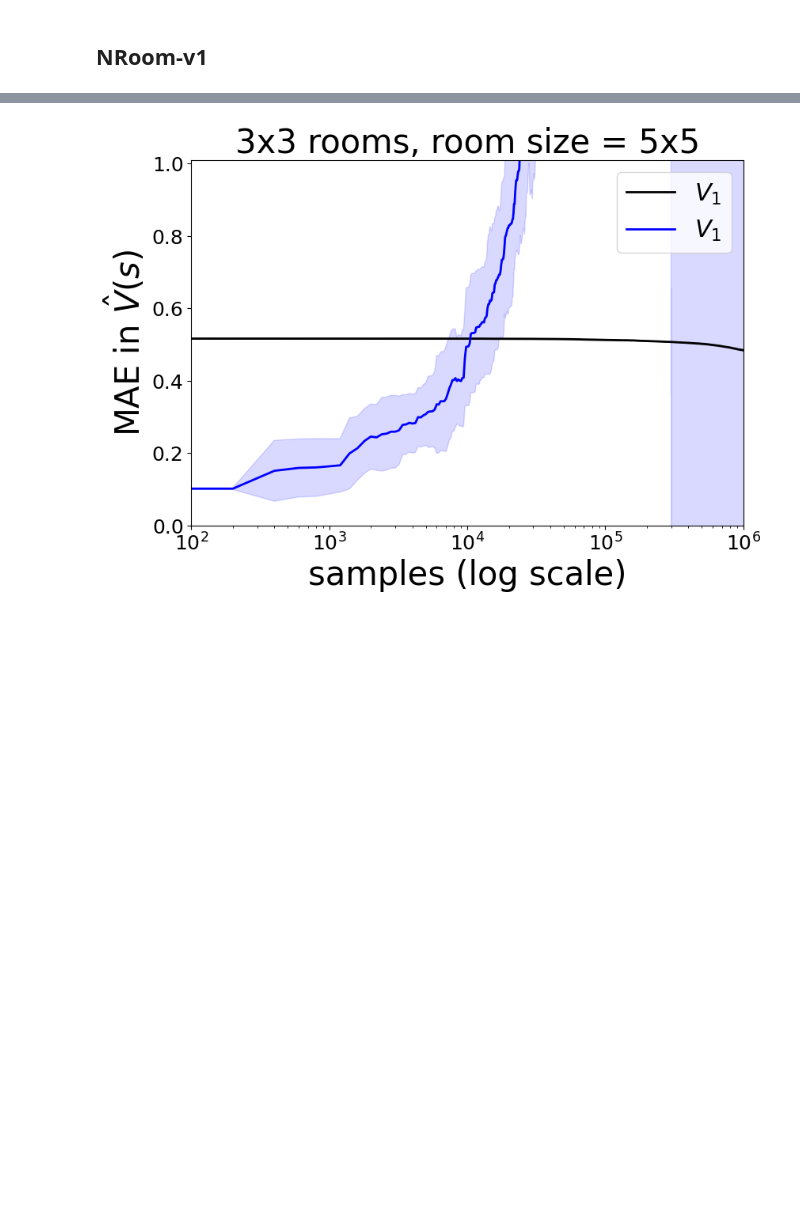
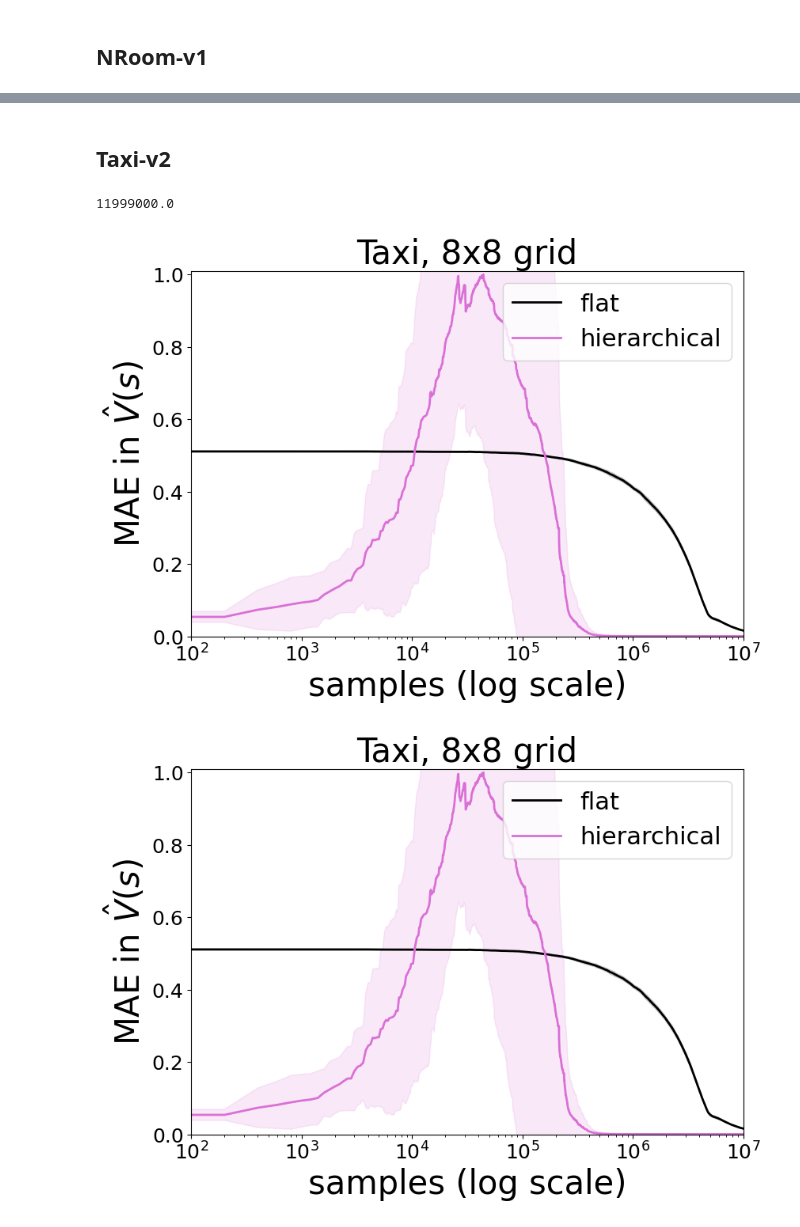
Before and after one commit to guillermoim/halmdps, a Jupyter notebook: notebooks/visualization.ipynb, the cells around one changed output, grey strips where cells are left out. Saved outputs shown, nothing was run; the diff lists cells and outputs as text; code cells hidden in the pictures; blank space fills up the shorter version.

```diff
--- a/notebooks/visualization.ipynb
+++ b/notebooks/visualization.ipynb
@@ -211,47 +215,58 @@ plt.show()
+# %% [markdown]
+## Taxi-v2
 # %%
 MAX_N_SAMPLES = int(1e6)
 X_LIM = 25
 
 # FLAT
-df_flat = pd.read_csv(os.path.join(results_dir, "Taxi-v2-log-flat-train:MAE_z.csv"))
-flat_mean = df_flat.iloc[:, 1:].mean(axis=1)
-flat_std = df_flat.iloc[:, 1:].std(axis=1)
-steps = df_flat.step
+df_flat = pd.read_csv(os.path.join(results_dir, "Taxi-v3-log-flat-train:MAE_z.csv"))
+flat_mean = df_flat.iloc[:, 1:].to_numpy().mean(axis=1)
+flat_std = df_flat.iloc[:, 1:].to_numpy().std(axis=1)
+steps = df_flat.step.to_numpy()
+
+print(steps[-1])
 
 # FLAT
-df_h = pd.read_csv(os.path.join(results_dir, "Taxi-v2-log-hierarchical-train:MAE_exit_states.csv"))
-h_mean = df_h.iloc[:, 1:].mean(axis=1)
-h_std = df_h.iloc[:, 1:].std(axis=1)
-stepsh = df_h.step
+df_h = pd.read_csv(os.path.join(results_dir, "Taxi-v3-log-hierarchical-train:MAE_exit_states.csv"))
+N = df_h.iloc[:, 1:].mean(axis=1).max()
+h_mean = (df_h.iloc[:, 1:].to_numpy()/ N).mean(axis=1)
+h_std = (df_h.iloc[:, 1:].to_numpy() / N).std(axis=1)
+stepsh = df_h.step.to_numpy()
+
+stepsh = np.append(stepsh, steps[-1])
+h_mean = np.append(h_mean, h_mean[-1])
+h_std = np.append(h_std, h_std[-1])
 
 fig, ax = plt.subplots(1,1, figsize=(9, 6))
-ax.set_title(fr'3x3 rooms, room size = 5x5', **csfont)
+ax.set_title(fr'Taxi, 8x8 grid', **csfont)
 
 # VERSION 1
-ax.plot(steps, flat_mean, linewidth=2, color='black', label='$V_1$')
+ax.plot(steps, flat_mean, linewidth=2, color='black', label='flat')
 ax.fill_between(steps, flat_mean-flat_std, flat_mean+flat_std, color='black', alpha=alpha)
 # VERSION 2
-ax.plot(stepsh, h_mean , linewidth=2, color='blue', label='$V_1$')
-ax.fill_between(stepsh, h_mean-h_std, h_mean+h_std, color='blue', alpha=alpha)
+ax.plot(stepsh, h_mean , linewidth=2, color='orchid', label='hierarchical')
+ax.fill_between(stepsh, h_mean-h_std, h_mean+h_std, color='orchid', alpha=alpha)
 
 plt.ticklabel_format(style='sci', axis='x', scilimits=(0,0))
 
 legend = ['$V_1$']
 
 ax.legend(fontsize=22, loc=1)
 ax.set_ylim((0, 1.01))
 ax.set_xscale("log")
-ax.set_xlim((1e2, 1e6))
+ax.set_xlim((1e2, 10e6))
 
 
 ax.tick_params(axis='both', which='major', labelsize=18)
 ax.tick_params(axis='both', which='minor', labelsize=18)
 ax.xaxis.offsetText.set_fontsize(18)
 
 ax.set_ylabel('MAE in $\hat V(s)$', **hfont)
 ax.set_xlabel('samples (log scale)', **hfont)
 
-# plt.savefig('pictures/nrooms_3_3.pdf', bbox_inches='tight', dpi=500)
+plt.savefig('../results/pictures/taxi_8.pdf', bbox_inches='tight', dpi=500)
 plt.show()
 # %% [output]
+11999000.0
-[figure, old version]
+[figure, new version]
+[figure, added]
```
Also changed, not shown: parts of 7 cells of this notebook, 17 other files.
